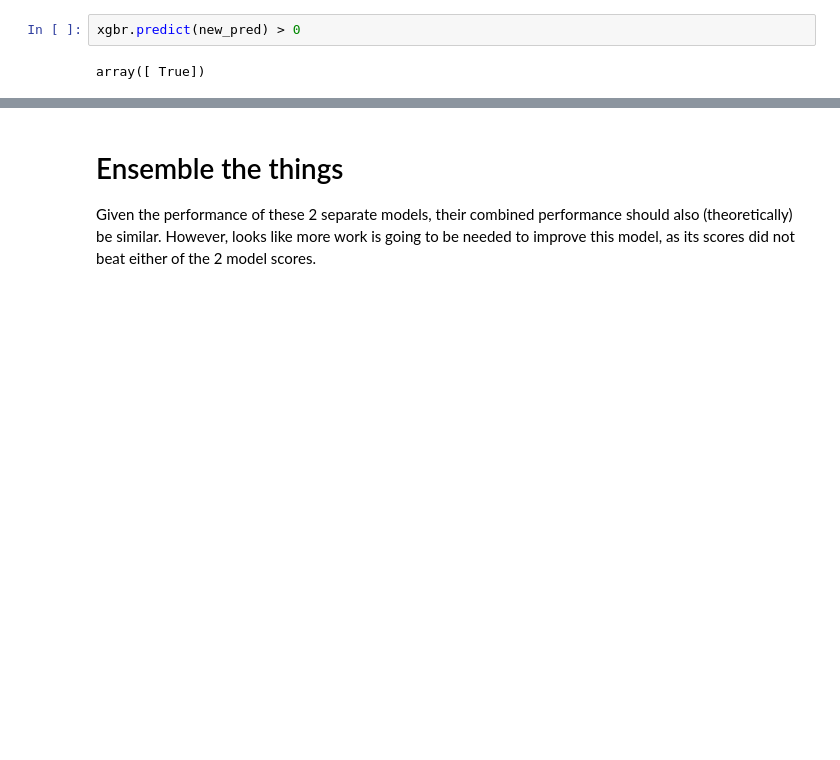
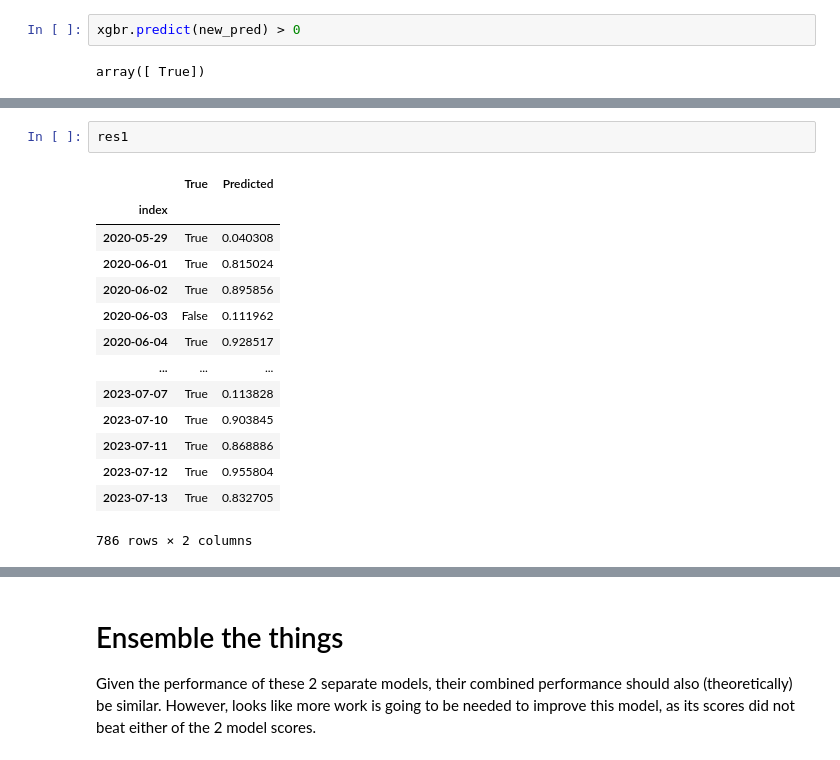
Before and after one commit to wnstnb/gameday_spx, a Jupyter notebook: model_dev_lr.ipynb, the cells around one changed output, grey strips where cells are left out. Drawn from its saved outputs; the diff is of its cells as text; blank space fills up the shorter version.

```diff
--- a/model_dev_lr.ipynb
+++ b/model_dev_lr.ipynb
@@ -733,3 +847,20 @@ df_ensemble['ActualDirection'].mean()
+# %%
+res1
+# %% [output]
+|  | True | Predicted |
+| index |  |  |
+| 2020-05-29 | True | 0.040308 |
+| 2020-06-01 | True | 0.815024 |
+| 2020-06-02 | True | 0.895856 |
+| 2020-06-03 | False | 0.111962 |
+| 2020-06-04 | True | 0.928517 |
+| ... | ... | ... |
+| 2023-07-07 | True | 0.113828 |
+| 2023-07-10 | True | 0.903845 |
+| 2023-07-11 | True | 0.868886 |
+| 2023-07-12 | True | 0.955804 |
+| 2023-07-13 | True | 0.832705 |
+786 rows × 2 columns
 # %%
 len(df_ensemble)
 # %% [output]
```
Also changed, not shown: parts of 37 cells of this notebook, 4 other files.
